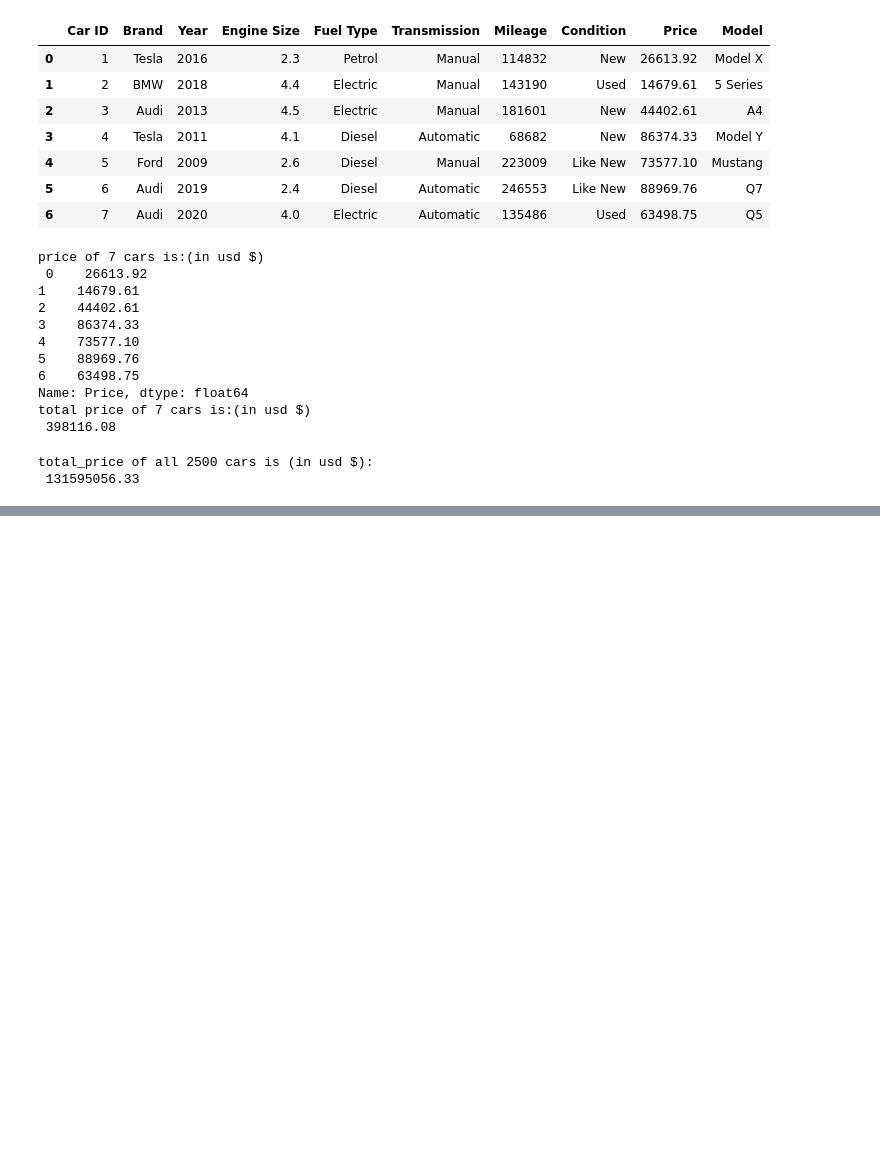
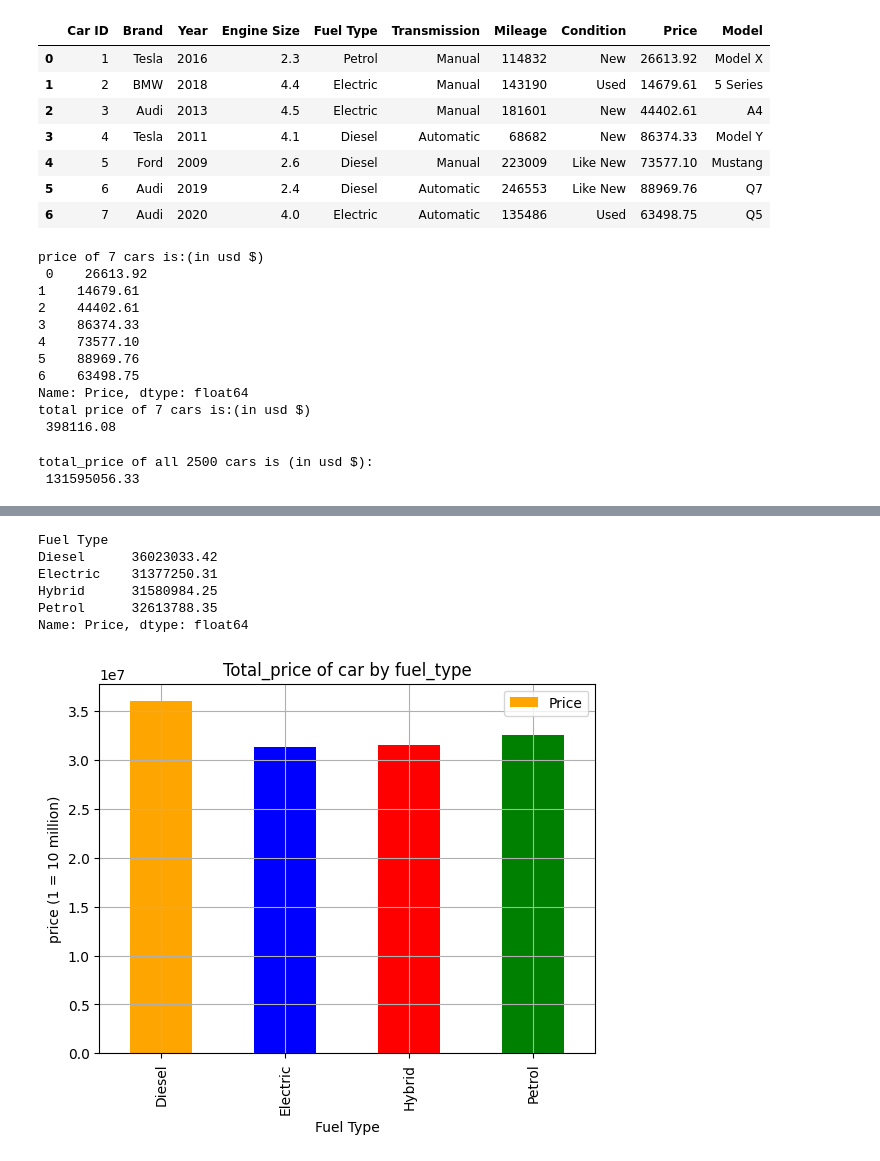
Before and after one commit to Arjan-7/Pandas-code, a Jupyter notebook: pandas_project.ipynb, the cells around one changed output, grey strips where cells are left out. Cells and saved outputs as stored; diff of their text form; code cells hidden in the pictures; blank space fills up the shorter version.

Commit message:
first plot of the dataset

```diff
--- a/pandas_project.ipynb
+++ b/pandas_project.ipynb
@@ -55,0 +74,21 @@ total_price of all 2500 cars is (in usd $):
+# %%
+import matplotlib.pyplot as plt
+total_price = csv_1.groupby('Fuel Type')['Price'].sum()
+print(total_price)
+# %% [output]
+Fuel Type
+Diesel      36023033.42
+Electric    31377250.31
+Hybrid      31580984.25
+Petrol      32613788.35
+Name: Price, dtype: float64
+# %%
+total_price.plot(kind='bar', color=['orange','blue','red','green'])
+plt.title('Total_price of car by fuel_type')
+plt.xlabel('Fuel Type')
+plt.ylabel('price (1 = 10 million)')
+plt.grid(True)
+plt.legend()
+plt.show()
+# %% [output]
+[figure, added]
```
Also changed, not shown: parts of 1 cell of this notebook.
